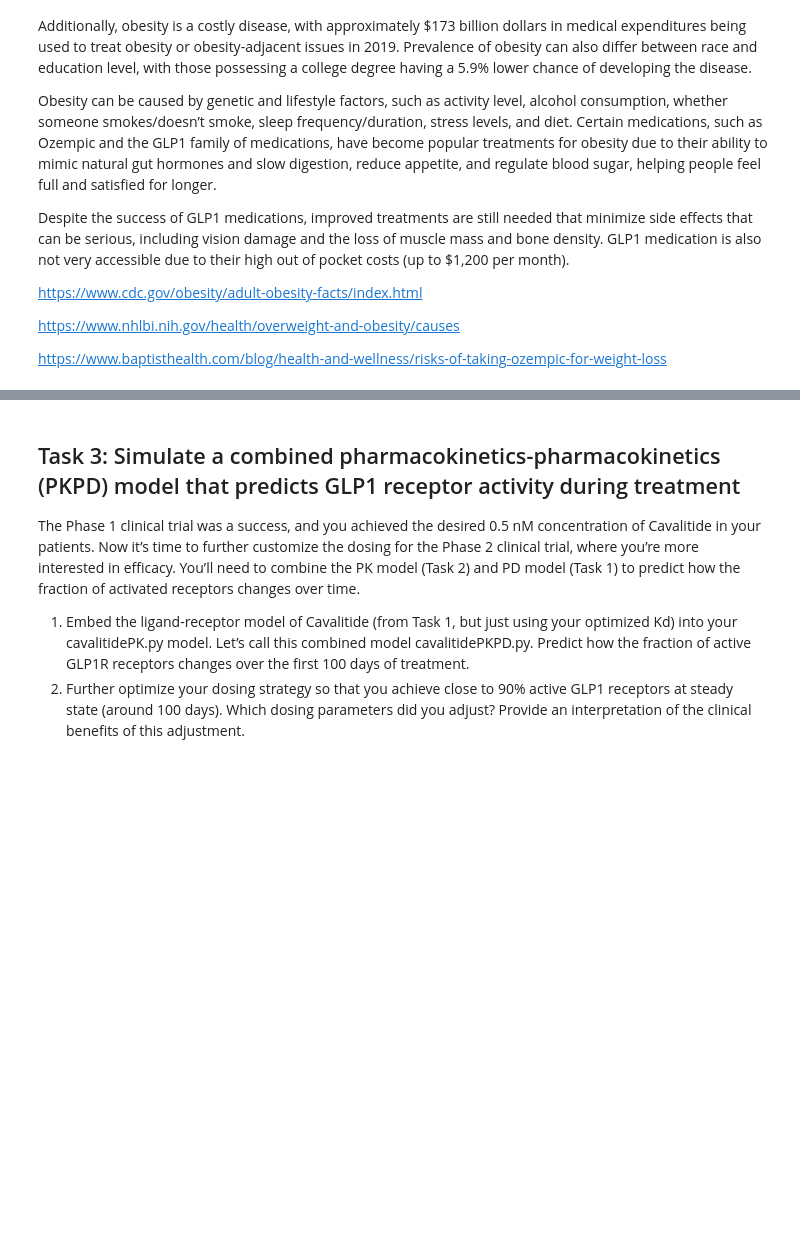
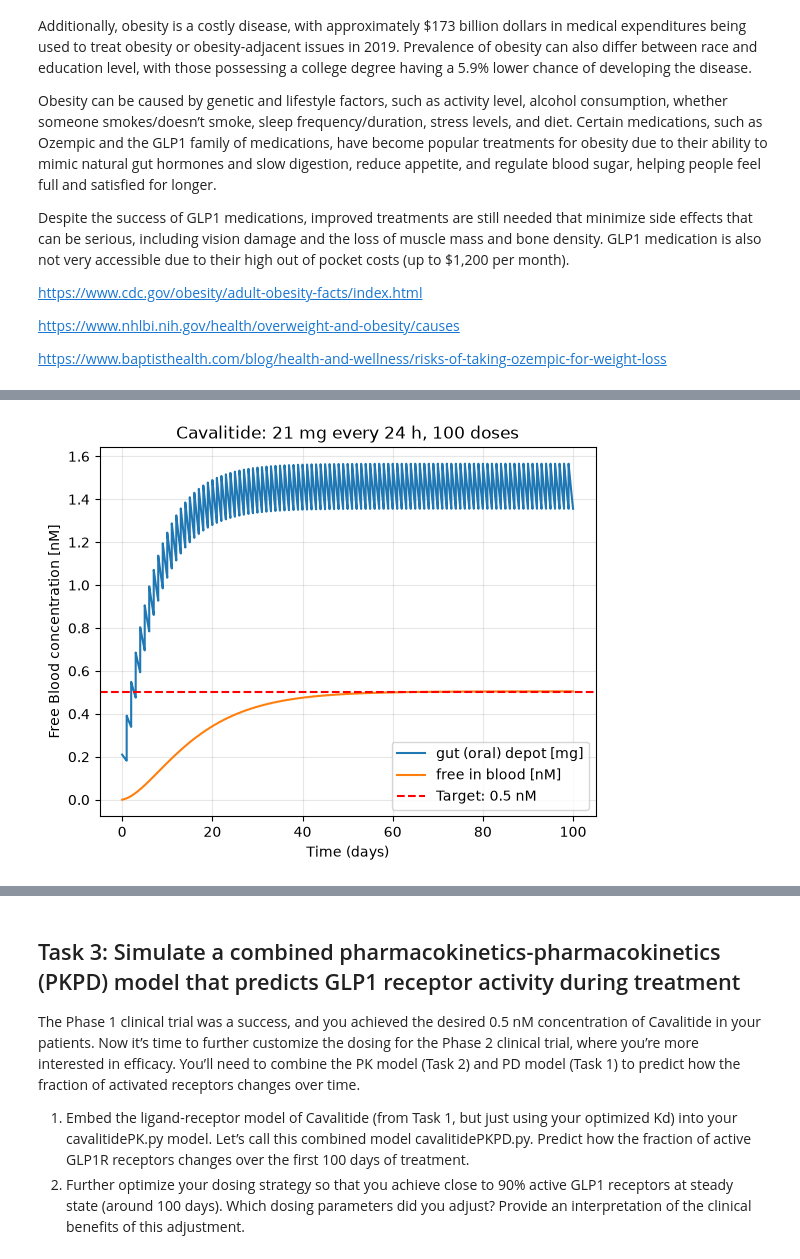
Before and after one commit to Rilham2318/BME-2315_Module3, a Jupyter notebook: Module3_Project_Template.ipynb, the cells around one changed output, grey strips where cells are left out. Cells and saved outputs as stored; diff of their text form; code cells hidden in the pictures; blank space fills up the shorter version.

```diff
--- a/Module3_Project_Template.ipynb
+++ b/Module3_Project_Template.ipynb
@@ -360,0 +312,97 @@ Error:
+# %%
+import numpy as np
+import matplotlib.pyplot as plt
+from scipy.integrate import solve_ivp
+
+# ===== choose product: 'Ozempic' or 'Wegovy' =====
+#drug = 'Ozempic'
+#drug = 'Wegovy'
+drug = 'Cavalitide'
+
+# product-specific parameters
+products = {
+    'Ozempic': dict(Favailable=0.89,   # bioavailability
+                    ka=0.029,          # 1/h, absorption rate
+                    D=2.0,             # mg per dose
+                    interval=168,      # h between doses (weekly)
+                    n_doses=8,         # number of doses
+                    depot='subcutaneous'),
+    'Wegovy':  dict(Favailable=0.01,
+                    ka=0.0029,
+                    D=21,               # mg
+                    interval=24,       # h between doses (daily)
+                    n_doses=100,
+                    depot='gut (oral)'),
+    'Cavalitide':  dict(Favailable=0.01,
+                    ka=0.006,
+                    D=21,               # mg
+                    interval=24,       # h between doses (daily)
+                    n_doses=100,
+                    depot='gut (oral)'),
+}
+p = products[drug]
+Favailable, ka, D = p['Favailable'], p['ka'], p['D']
+interval, n_doses, depot = p['interval'], p['n_doses'], p['depot']
+
+# shared model parameters
+ke = 0.0039     # 1/h, elimination rate
+V = 10.8        # L
+MW = 4113.6     # g/mol
+Ffree = 0.01    # rest of semaglutide bound to albumin
+
+# simulation parameters
+dt = 0.1        # h, Euler step size
+
+def ODEfunc(t, y):
+    Asc, Cc = y
+    dAsc = -ka*Asc            # Asc: depot amount (mg)
+    dCc = ka*Asc/V - ke*Cc    # Cc: blood concentration (mg/L)
+    return [dAsc, dCc]
+
+def simulate(D, n_doses, interval, dt):
+    """Simulate repeated doses; return time (h), depot amount (mg),
+    and blood concentration (nM)."""
+    t_out, Asc_out, Cc_out = [], [], []
+    y = np.array([0.0, 0.0])
+    n_steps = int(round(interval / dt))
+
+    for i in range(n_doses):
+        y[0] += Favailable * D
+        t0 = i * interval
+        t1 = (i + 1) * interval
+        t_eval = np.linspace(t0, t1, n_steps + 1)
+
+        sol = solve_ivp(
+            ODEfunc, (t0, t1), y,
+            t_eval=t_eval,
+            method="RK45"
+        )
+        if not sol.success:
+            raise RuntimeError(f"PK simulation failed: {sol.message}")
+
+        t_out.append(sol.t)
+        Asc_out.append(sol.y[0])
+        Cc_out.append(sol.y[1])
+        y = sol.y[:, -1].copy()
+
+    t = np.concatenate(t_out)
+    Asc_out = np.concatenate(Asc_out)
+    Cc_out = np.concatenate(Cc_out)
+    Cc_nM = Cc_out * 1e-3 / MW * 1e9
+    return t, Asc_out, Cc_nM
+
+# --- run ---
+t, Asc, Cc = simulate(D, n_doses, interval, dt)
+
+# --- plot ---
+plt.plot(t / 24, Asc, label=f"{depot} depot [mg]")
+plt.plot(t / 24, Ffree*Cc, label="free in blood [nM]")
+plt.xlabel("Time (days)")
+plt.ylabel("Free Blood concentration [nM]")
+plt.title(f"{drug}: {D} mg every {interval} h, {n_doses} doses")
+plt.axhline(y=0.5, color="red", linestyle="--", label="Target: 0.5 nM")
+plt.legend()
+plt.grid(alpha=0.3)
+plt.show()
+# %% [output]
+[figure, added]
```
Also changed, not shown: parts of 12 cells of this notebook.
